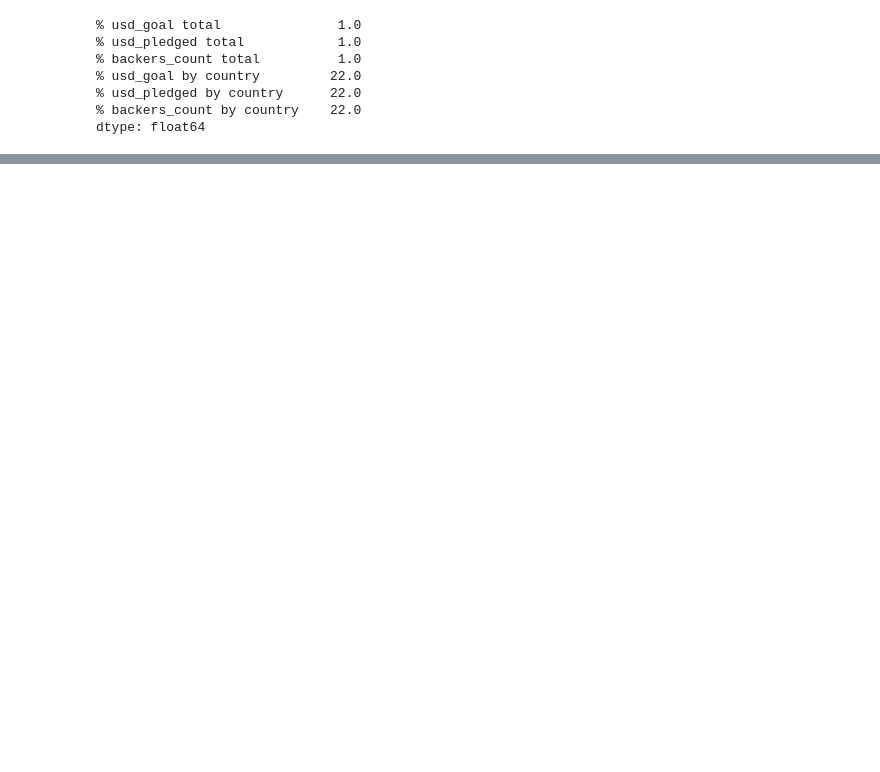
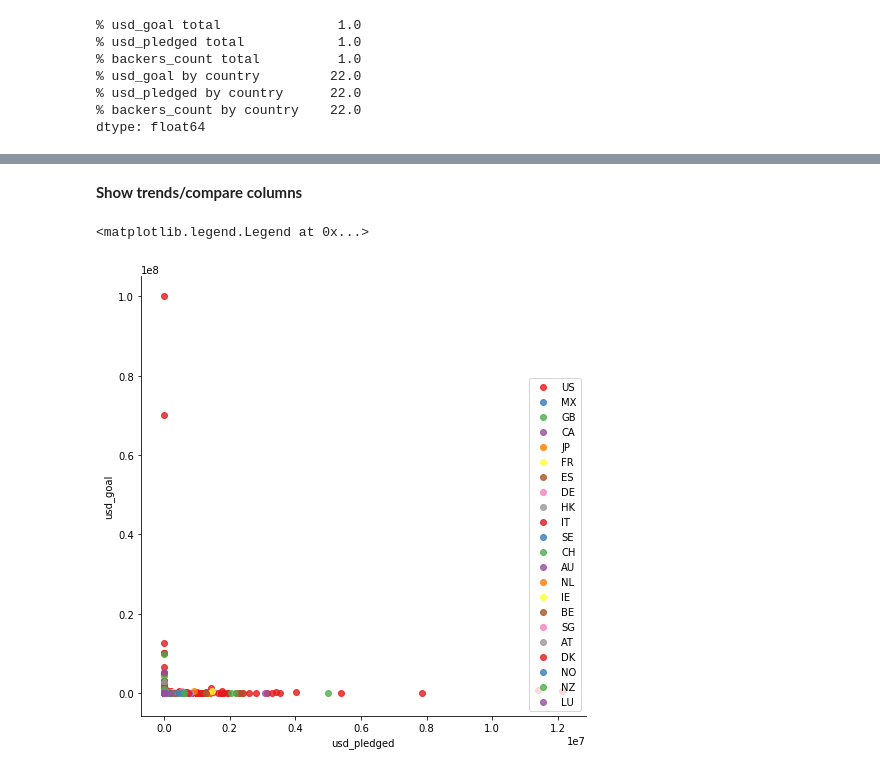
Before and after one commit to psmorelli/ironhack_project6, a Jupyter notebook: Tobias/kickstarter_analysis_categories_countries_distr_goal_pledged_TG.ipynb, the cells around one changed output, grey strips where cells are left out. Saved outputs shown, nothing was run; the diff lists cells and outputs as text; code cells hidden in the pictures; blank space fills up the shorter version.

```diff
--- a/Tobias/kickstarter_analysis_categories_countries_distr_goal_pledged_TG.ipynb
+++ b/Tobias/kickstarter_analysis_categories_countries_distr_goal_pledged_TG.ipynb
@@ -856,0 +921,25 @@ df_kickstarter['% backers_count by user_id'] = (df_kickstarter['backers_count']
+# %% [markdown]
+**Show trends/compare columns**
+# %%
+#correlation usd_pledged vs. usd_goal
+
+
+# library & dataset
+import seaborn as sns
+
+#Size
+
+
+# Use the 'hue' argument to provide a factor variable
+sns.lmplot( x="usd_pledged", y="usd_goal",
+           data=df_kickstarter, fit_reg=False,
+           hue='country', legend=False, palette="Set1", size=7, aspect=1)
+
+
+# Move the legend to an empty part of the plot
+plt.legend(loc='lower right')
+
+#sns.plt.show()
+# %% [output]
+<matplotlib.legend.Legend at 0x...>
+[figure, added]
```
Also changed, not shown: parts of 69 cells of this notebook, 1 other file.
